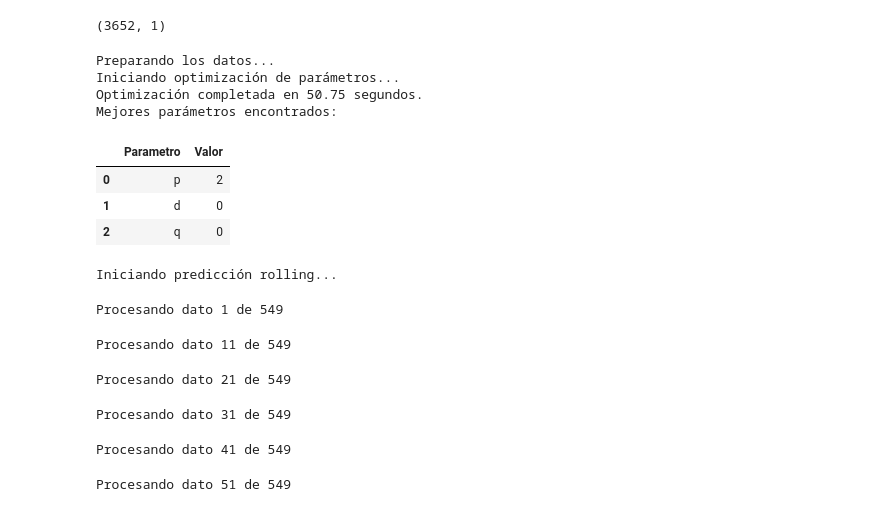
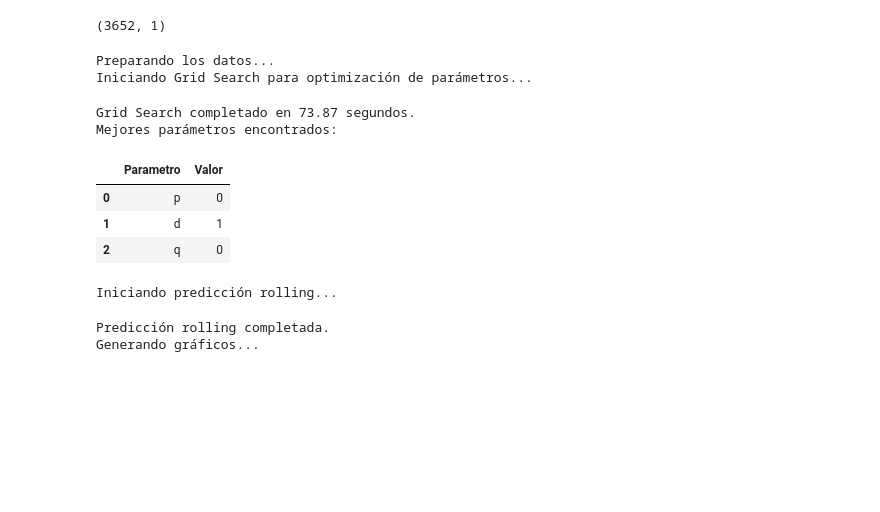
Before and after one commit to Plealm/Acciones_Series_Temporales, a Jupyter notebook: src/Arima.ipynb, the cells around one changed output. Saved outputs shown, nothing was run; the diff lists cells and outputs as text; code cells hidden in the pictures; blank space fills up the shorter version.

```diff
--- a/src/Arima.ipynb
+++ b/src/Arima.ipynb
@@ -183,8 +183,7 @@ import warnings
 from tqdm import tqdm
 import statsmodels.api as sm
 from scipy.stats import pearsonr
-from skopt import gp_minimize
-from skopt.space import Integer
+import itertools
 import time
 
 warnings.filterwarnings('ignore')
@@ -232,79 +231,92 @@ def plot_residuals_and_stats(date, test_residual, title, fig, axs):
 
     plt.tight_layout()
 
-# Optimización de parámetros en el conjunto de validación
-print("Iniciando optimización de parámetros...")
+# Grid Search para optimización de parámetros
+print("Iniciando Grid Search para optimización de parámetros...")
 start_time = time.time()
 
-def objective(params):
-    p, d, q = params
-    pred, fitted_model = train_and_predict(train_data, p, d, q)
-    val_predictions = fitted_model.forecast(steps=len(val_data))
-    mse = mean_squared_error(val_data['Close'], val_predictions)
-    return mse
+# Definir el rango de parámetros
+p = range(0, 4)  # 0, 1, 2, 3
+d = range(0, 3)  # 0, 1, 2
+q = range(0, 4)  # 0, 1, 2, 3
 
-space = [Integer(0, 3), Integer(0, 2), Integer(0, 3)]  # Reduced search space
-res = gp_minimize(objective, space, n_calls=20, random_state=42, n_jobs=-1)  # Reduced n_calls and added parallel processing
+# Crear todas las combinaciones posibles
+pdq = list(itertools.product(p, d, q))
 
-best_p, best_d, best_q = res.x
+# Realizar Grid Search
+best_aic = float("inf")
+best_params = None
+best_model = None
+
+for param in tqdm(pdq, desc="Optimizing ARIMA model"):
+    try:
+        model = ARIMA(train_data['Close'], order=param)
+        results = model.fit()
+        aic = results.aic
+        if aic < best_aic:
+            best_aic = aic
+            best_params = param
+            best_model = results
+    except:
+        continue
+
+best_p, best_d, best_q = best_params
 
 optimization_time = time.time() - start_time
-print(f"Optimización completada en {optimization_time:.2f} segundos.")
+print(f"Grid Search completado en {optimization_time:.2f} segundos.")
 
-best_params = pd.DataFrame({
+best_params_df = pd.DataFrame({
     "Parametro": ["p", "d", "q"],
     "Valor": [best_p, best_d, best_q]
 })
 
 print("Mejores parámetros encontrados:")
-display(best_params)
+display(best_params_df)
 
 # Rolling prediction en los datos de prueba usando los mejores parámetros
 print("Iniciando predicción rolling...")
 test_residuals = []
 
 for i in tqdm(range(len(test_data)), desc="Rolling ARIMA model"):
     expanded_train_data = pd.concat([train_data, test_data.iloc[:i]])
     pred, fitted_model = train_and_predict(expanded_train_data, best_p, best_d, best_q)
     test_residuals.append(test_data['Close'].iloc[i] - pred.iloc[0])
 
 print("Predicción rolling completada.")
 
 # Plotting
 print("Generando gráficos...")
 fig, axs = plt.subplots(3, 1, figsize=(12, 18))
 plot_residuals_and_stats(test_data.index, test_residuals, f"ARIMA({best_p},{best_d},{best_q})", fig, axs)
 plt.show()
 
 # Calcula y muestra el MSE
 mse = mean_squared_error(test_data['Close'], test_data['Close'] - np.array(test_residuals))
 mse_results_ARIMA = pd.DataFrame({
     "Model": [f"ARIMA({best_p},{best_d},{best_q})"],
     "MSE": [mse]
 })
 
-print("Resultados finales:")
 display(mse_results_ARIMA)
 
 # Plot de predicción vs datos reales
-plot_("ARIMA Model vs Real Data",
-      (test_data.index, test_data['Close'], "Real Data"),
-      (test_data.index, test_data['Close'] - np.array(test_residuals), "ARIMA Model"))
-
-print("Proceso completado.")
+plt.figure(figsize=(12, 6))
+plt.plot(test_data.index, test_data['Close'], label="Real Data")
+plt.plot(test_data.index, test_data['Close'] - np.array(test_residuals), label="ARIMA Model")
+plt.title("ARIMA Model vs Real Data")
+plt.xlabel("Time")
+plt.ylabel("Close Price")
+plt.legend()
+plt.show()
 # %% [output]
 Preparando los datos...
-Iniciando optimización de parámetros...
-Optimización completada en 50.75 segundos.
-Mejores parámetros encontrados:
+Iniciando Grid Search para optimización de parámetros...
+Grid Search completado en 73.87 segundos.
+Mejores parámetros encontrados:
 |  | Parametro | Valor |
-| 0 | p | 2 |
-| 1 | d | 0 |
+| 0 | p | 0 |
+| 1 | d | 1 |
 | 2 | q | 0 |
-Iniciando predicción rolling...
-Procesando dato 1 de 549
+Iniciando predicción rolling...
-Procesando dato 11 de 549
+Predicción rolling completada.
+Generando gráficos...
-Procesando dato 21 de 549
-Procesando dato 31 de 549
-Procesando dato 41 de 549
-Procesando dato 51 de 549
```
Also changed, not shown: parts of 8 cells of this notebook, 2 other files.
